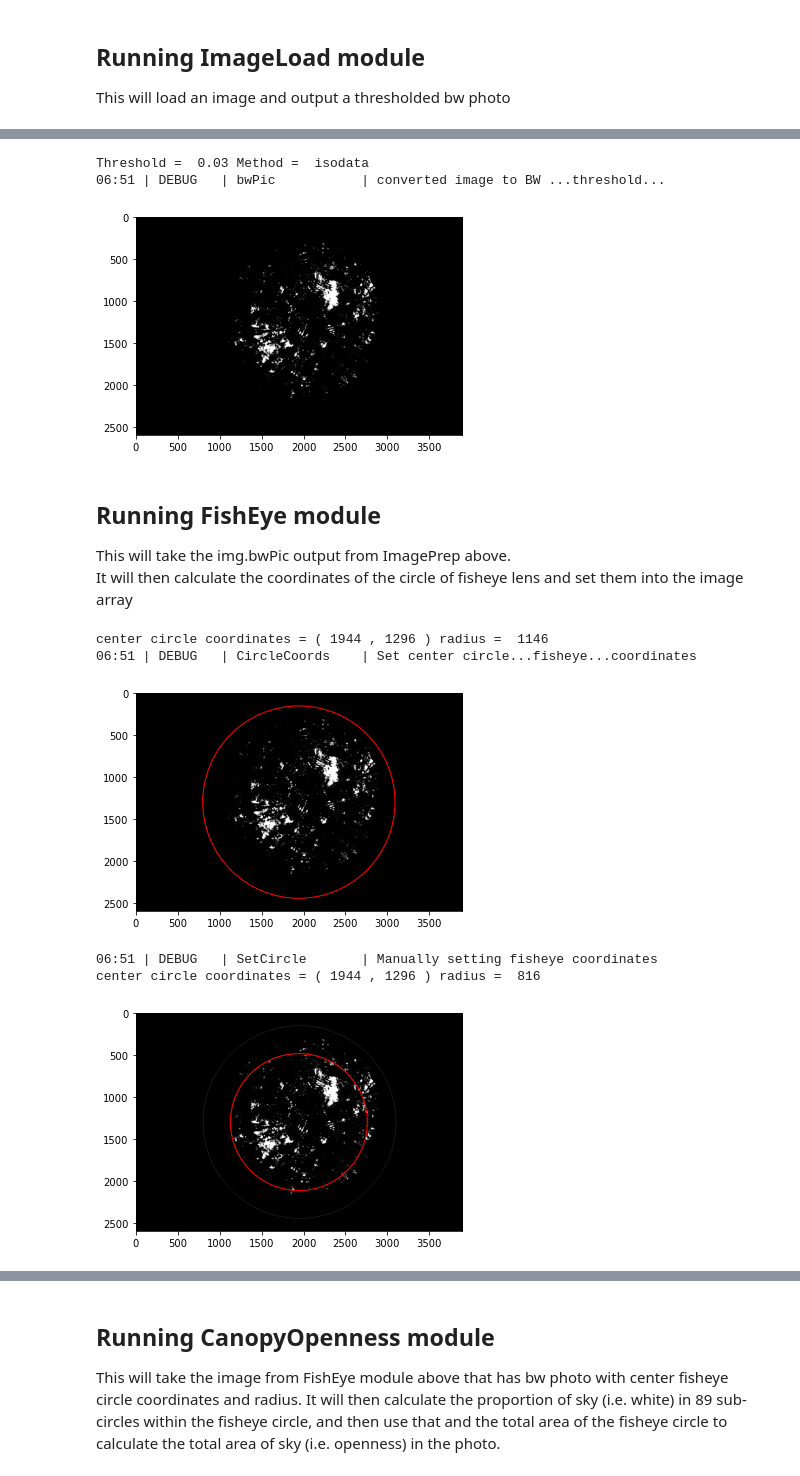
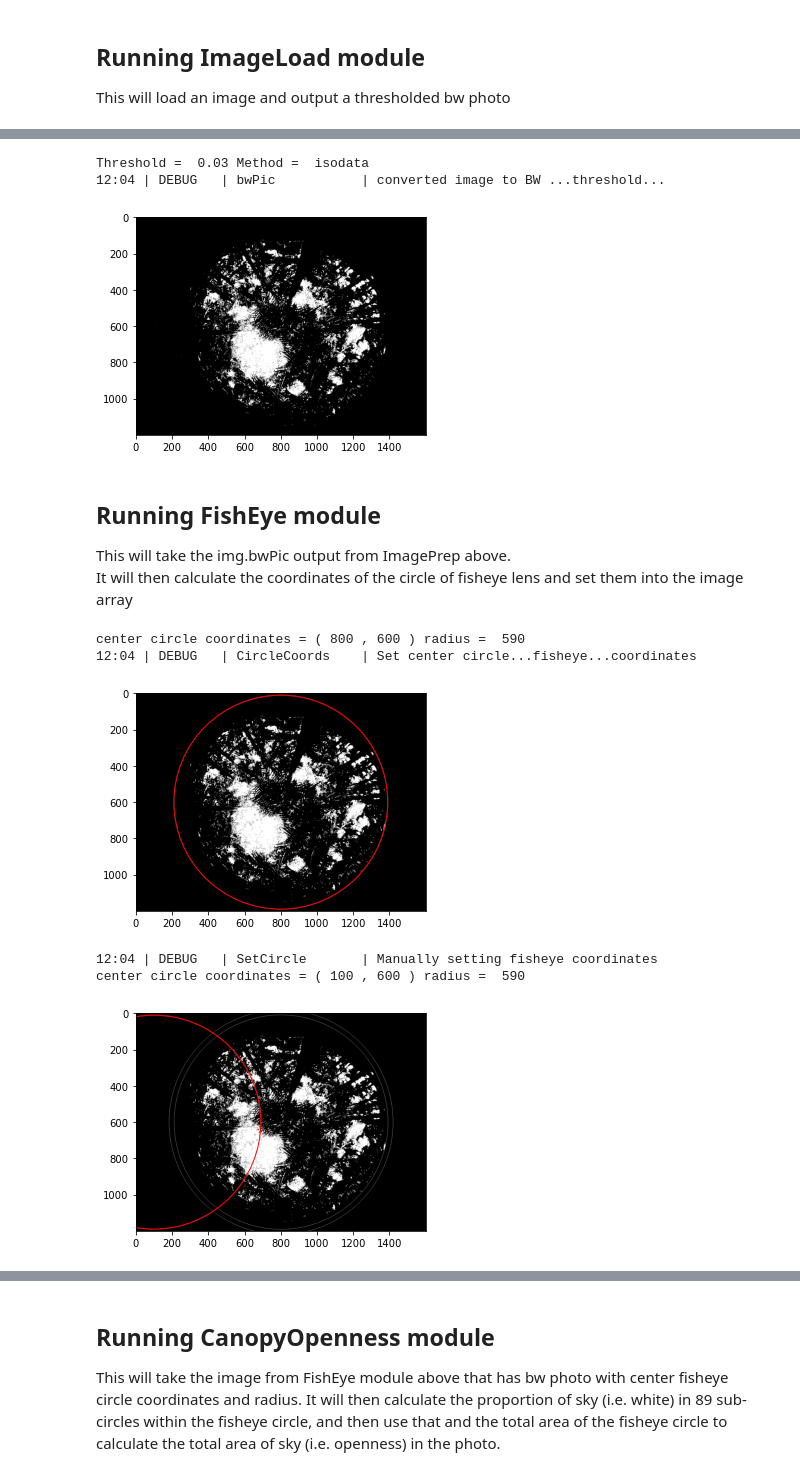
Before and after one commit to Roiak2/Canopy-Openness-from-Hemispheric-Photos, a Jupyter notebook: WorkingExample.ipynb, the cells around one changed output, grey strips where cells are left out. Saved outputs shown, nothing was run; the diff lists cells and outputs as text; code cells hidden in the pictures.

```diff
--- a/WorkingExample.ipynb
+++ b/WorkingExample.ipynb
@@ -48,8 +48,8 @@ CanopyOpenness.set_loglevel("DEBUG")
 This will load an image and output a thresholded bw photo
 # %%
 #Defining user input
-filepath = "./sample_photos/Batch_Test/" #where photos are stored
-filename = "JZ.015A.29Jan2012.EV-2.MF.JPG" #one photo
+filepath = "./sample_photos/Seedling Plots/" #where photos are stored
+filename = "JZ.2009.001A.EV0.JPG" #one photo
 # %%
 #Saving object from ImagePrep class in ImageLoad module
 #This will give us the loaded image, blue transformed, and bw transformed
@@ -83,8 +83,8 @@ bw = img.bwPic()
 #print('dimensions:',bw.ndim) #amount of dimensions (this is just to check that it's still a 2D array)
 # %% [output]
 Threshold =  0.03 Method =  isodata
-06:51 | DEBUG   | bwPic           | converted image to BW ...threshold...
+12:04 | DEBUG   | bwPic           | converted image to BW ...threshold...
-[figure, old version]
+[figure, new version]
 # %% [markdown]
 ## Running FishEye module
 This will take the img.bwPic output from ImagePrep above.
@@ -100,19 +100,19 @@ image=fish.CircleCoords() #Calculates the circle coordinates within the image ar
 #print('shape:',image[0].shape) #shape (this is just to check that it's a numpy array still)
 #print('dimensions:',image[0].ndim) #amount of dimensions (this is just to check that it's still a 2D array)
 # %% [output]
-center circle coordinates = ( 1944 , 1296 ) radius =  1146
-06:51 | DEBUG   | CircleCoords    | Set center circle...fisheye...coordinates
+center circle coordinates = ( 800 , 600 ) radius =  590
+12:04 | DEBUG   | CircleCoords    | Set center circle...fisheye...coordinates
-[figure, old version]
+[figure, new version]
 # %%
 #checking object returned from SetCircle function when manually set coordinates
-circle_draw = fish.SetCircle(cr=816) #returns bw image array with center coordinates (x,y, and radius)
+circle_draw = fish.SetCircle(cx=100) #returns bw image array with center coordinates (x,y, and radius)
 
 #checking shape remained the same
 #circle_draw[0].shape #works! (this is just to check that it's a numpy array still)
 # %% [output]
-06:51 | DEBUG   | SetCircle       | Manually setting fisheye coordinates
-center circle coordinates = ( 1944 , 1296 ) radius =  816
+12:04 | DEBUG   | SetCircle       | Manually setting fisheye coordinates
+center circle coordinates = ( 100 , 600 ) radius =  590
-[figure, old version]
+[figure, new version]
 # %%
 #checking that SetCircle returns same image as CircleCoords if no manual inputs are given
 circle_draw2 = fish.SetCircle() #works!
```
Also changed, not shown: parts of 5 cells of this notebook, 1 other file.
